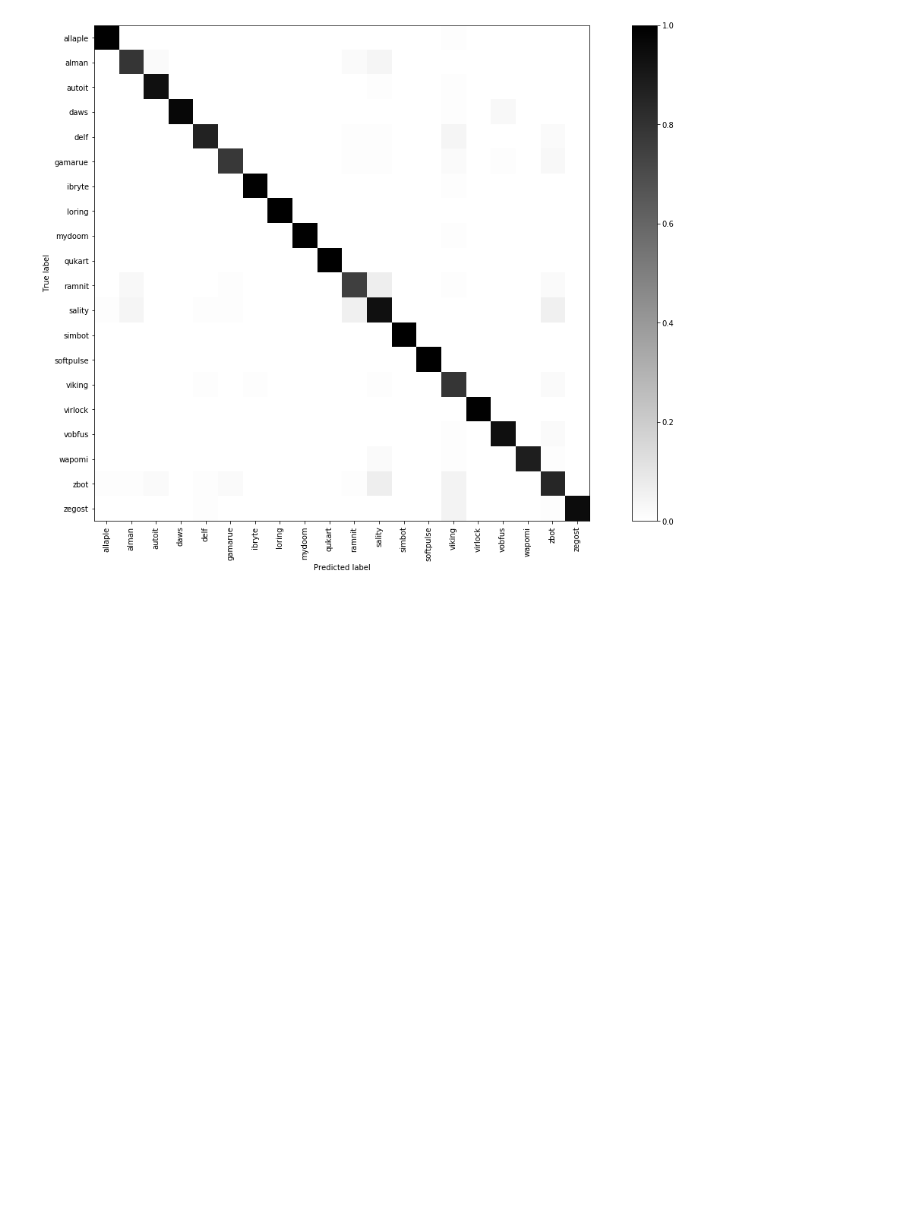
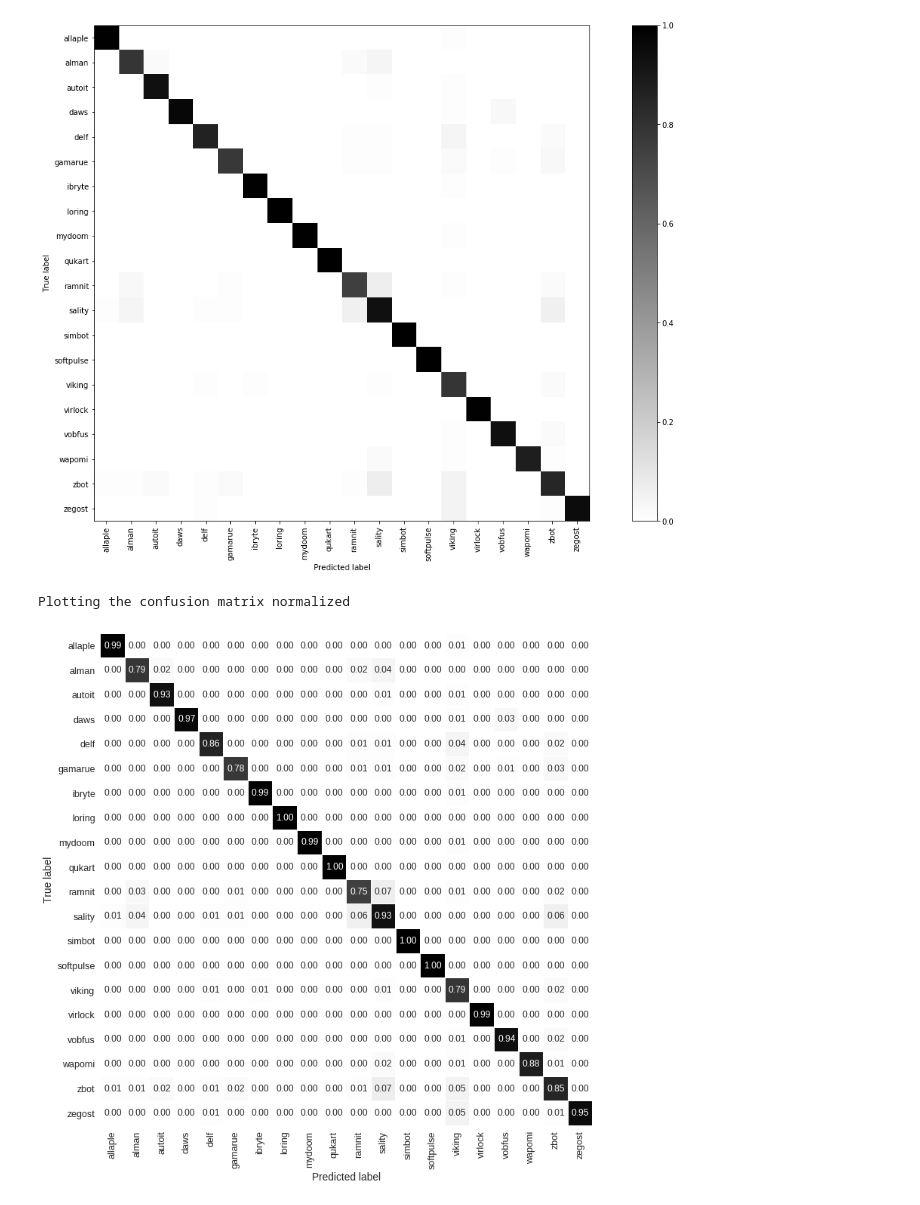
Before and after one commit to bazinho/VirusSign, a Jupyter notebook: Experiments/virussign-vgg16-SVM_SVC_C100.0_gamma_1e-06-0.9297acc.ipynb, the cells around one changed output. Drawn from its saved outputs; the diff is of its cells as text; code cells hidden in the pictures; blank space fills up the shorter version.

```diff
--- a/Experiments/virussign-vgg16-SVM_SVC_C100.0_gamma_1e-06-0.9297acc.ipynb
+++ b/Experiments/virussign-vgg16-SVM_SVC_C100.0_gamma_1e-06-0.9297acc.ipynb
@@ -220,3 +222,22 @@ plt.show()
 # %% [output]
 Plotting the confusion matrix normalized
 [figure]
+# %%
+import seaborn as sns
+
+print("Plotting the confusion matrix normalized")
+conf_mat_norm = conf_mat/np.sum(conf_mat,axis=1)  # Normalizing the confusion matrix
+conf_mat_norm = np.around(conf_mat_norm,decimals=2)  # rounding to display in figure
+
+figure = plt.gcf()
+figure.set_size_inches(16, 12)
+sns.set(font_scale=1.25)
+hm = sns.heatmap(conf_mat_norm, cbar=False, annot=True, square=True,
+                 fmt='.2f', annot_kws={'size': 12}, linewidth = 0.1, cmap = 'binary',
+                 yticklabels=list_fams, xticklabels=list_fams)
+plt.ylabel('True label')
+plt.xlabel('Predicted label')
+plt.show()
+# %% [output]
+Plotting the confusion matrix normalized
+[figure, added]
```
Also changed, not shown: parts of 1 cell of this notebook, 31 other files.
